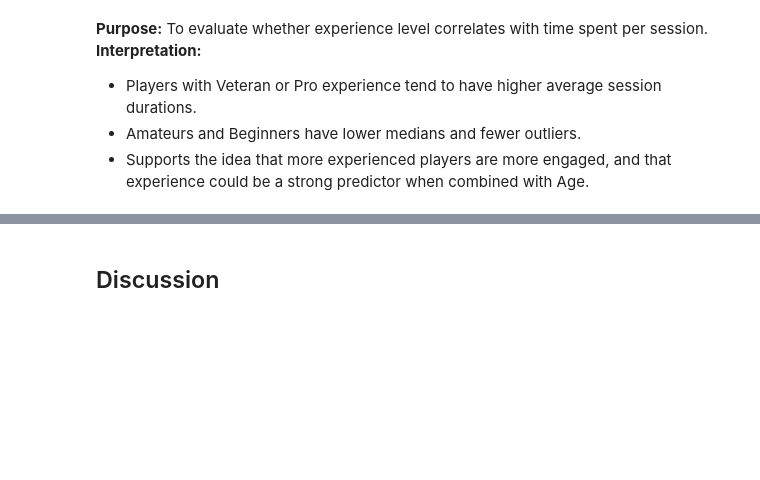
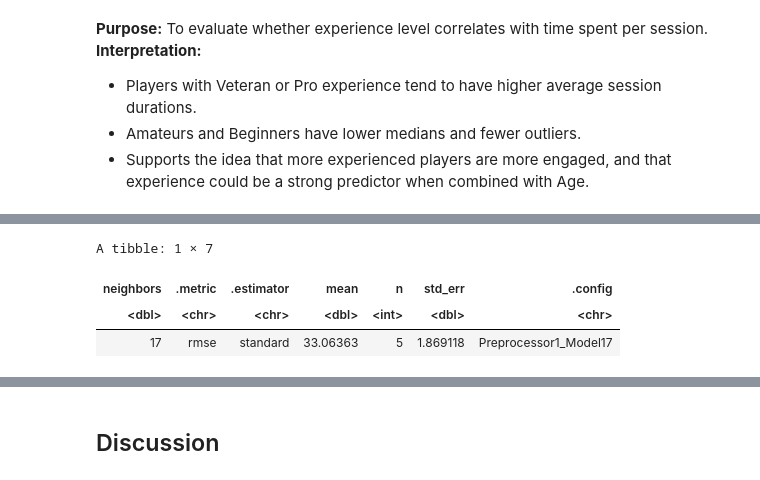
Before and after one commit to LearningMachine0/dsci100-project-group-006-21, a Jupyter notebook: dsci-100-project-group-006-21.ipynb, the cells around one changed output, grey strips where cells are left out. Cells and saved outputs as stored; diff of their text form; code cells hidden in the pictures; blank space fills up the shorter version.

```diff
--- a/dsci-100-project-group-006-21.ipynb
+++ b/dsci-100-project-group-006-21.ipynb
@@ -216,0 +300,18 @@ ggplot(merged_data, aes(x = experience, y = avg_session_duration)) +
+# %%
+# model 2 first pass results
+set.seed(seed_value)
+
+results2 <- workflow() |>
+    add_recipe(recipe2) |>
+    add_model(players_first_spec) |>
+    tune_grid(resamples = players_vfold, grid = gridvals) |>
+    collect_metrics() |>
+    filter(.metric == "rmse") |>
+    slice_min(mean, n = 1)
+
+results2
+# %% [output]
+A tibble: 1 × 7
+| neighbors | .metric | .estimator | mean | n | std_err | .config |
+| <dbl> | <chr> | <chr> | <dbl> | <int> | <dbl> | <chr> |
+| 17 | rmse | standard | 33.06363 | 5 | 1.869118 | Preprocessor1_Model17 |
```
Also changed, not shown: parts of 11 cells of this notebook.
